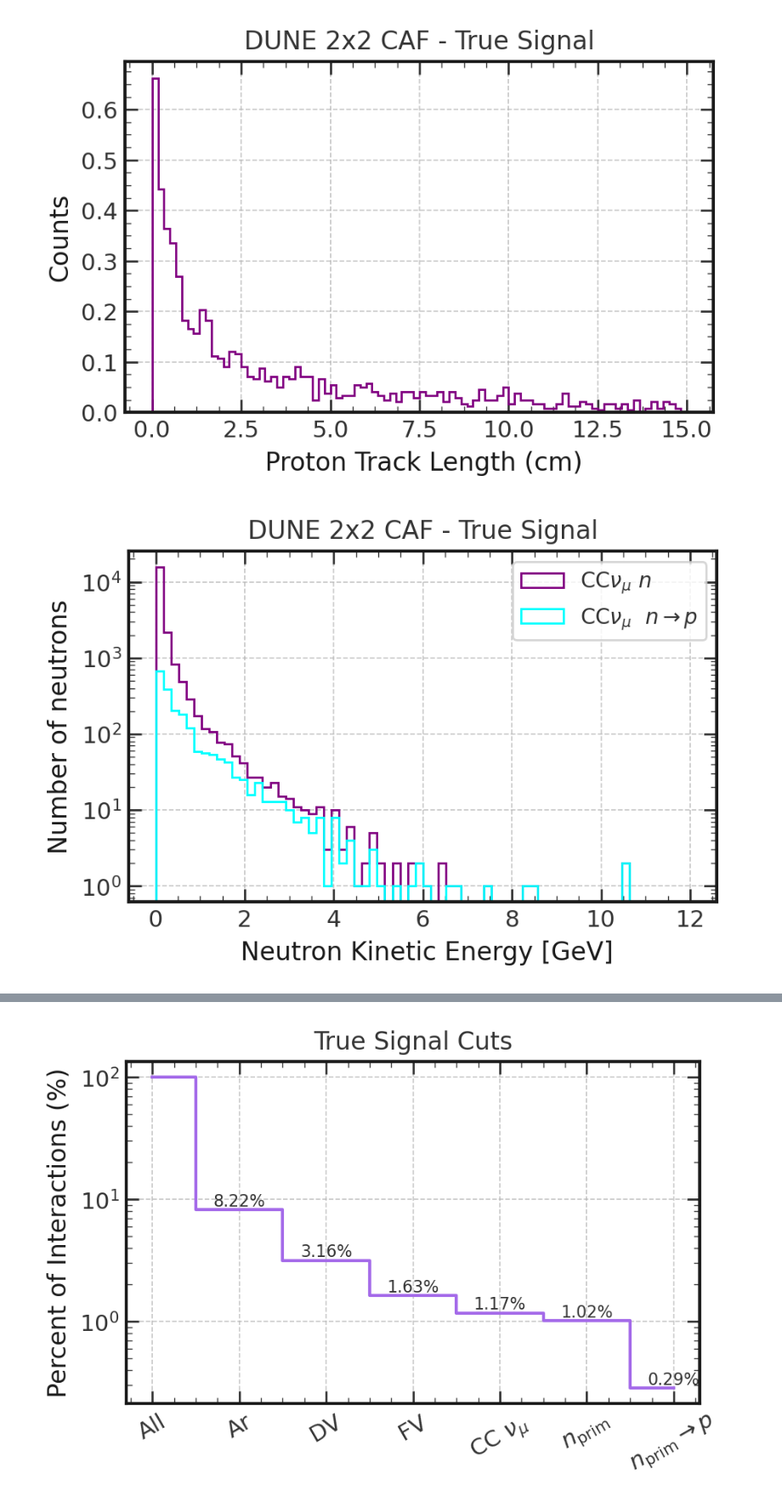
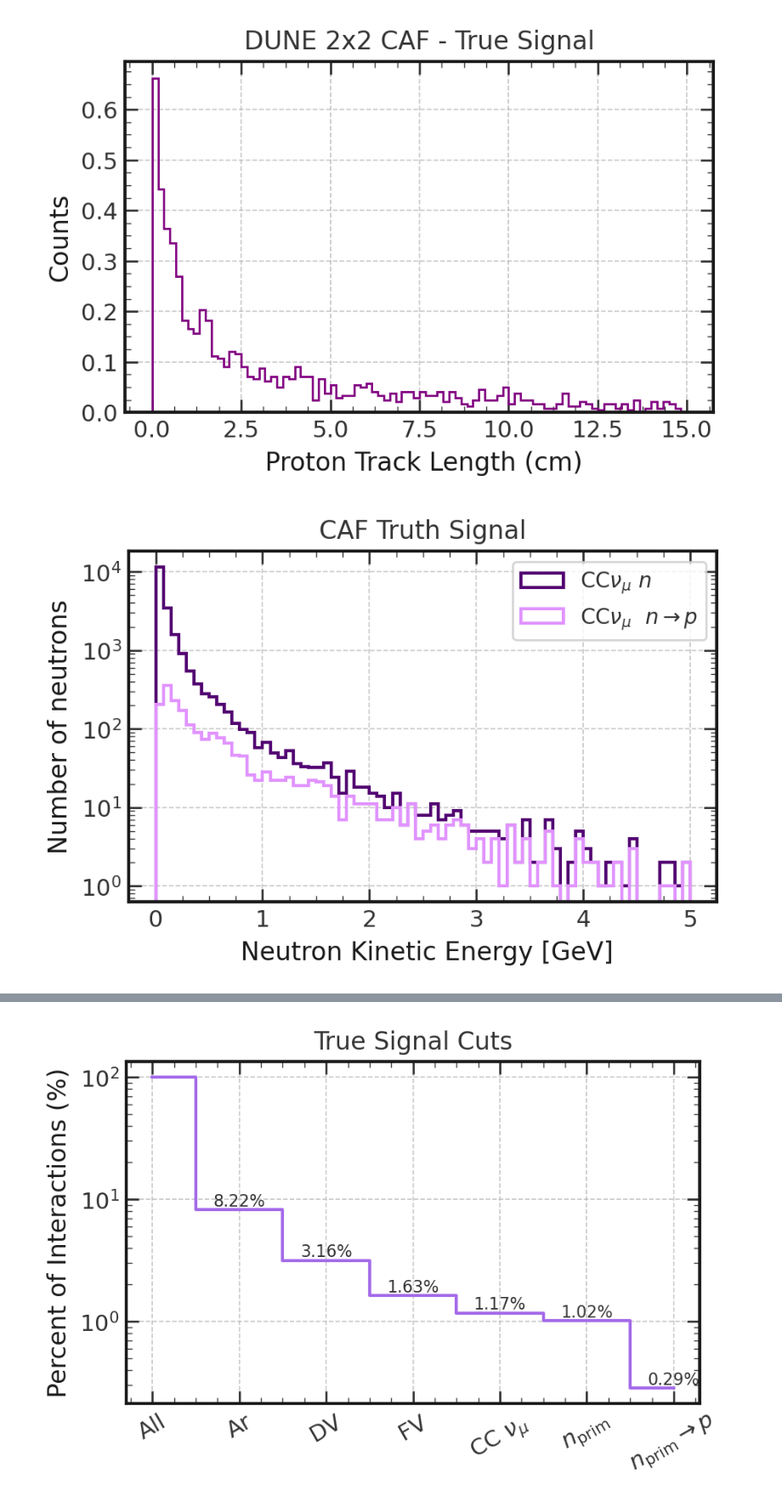
Before and after one commit to gkufatty/neutron-multiplicity, a Jupyter notebook: examples/neutron_selection_caf.ipynb, the cells around one changed output, grey strips where cells are left out. Shown at 85% size. Saved outputs shown, nothing was run; the diff lists cells and outputs as text; code cells hidden in the pictures.

```diff
--- a/examples/neutron_selection_caf.ipynb
+++ b/examples/neutron_selection_caf.ipynb
@@ -310,16 +312,16 @@ plt.show()
 # %%
 K_neutron_parents = [x - pdg_tab.neutron_mass/1000 for x in E_neutron_parents]
 K_neutron_prim =[x - pdg_tab.neutron_mass/1000 for x in E_prim_neutrons_signal ]
-plt.hist(K_neutron_prim,bins=70,histtype='step', color='purple', range= [0,12], label=r'CC$\nu_\mu$ $n$')
-plt.hist(K_neutron_parents,bins=70,histtype='step', color='cyan',  range= [0,12],  label=r'CC$\nu_\mu$  $n\rightarrow p$')
+plt.hist(K_neutron_prim,bins=70,histtype='step', color='#520371', linewidth=1.5,range= [0,5], label=r'CC$\nu_\mu$ $n$')
+plt.hist(K_neutron_parents,bins=70,histtype='step', color='#e193ff',  linewidth=1.5,range= [0,5],  label=r'CC$\nu_\mu$  $n\rightarrow p$')
 plt.ylabel('Number of neutrons')
-plt.title('DUNE 2x2 CAF - True Signal')
+plt.title('CAF Truth Signal')
 plt.xlabel(' Neutron Kinetic Energy [GeV]')
 plt.legend()
 plt.yscale('log')
 plt.show()
 # %% [output]
-[figure, old version]
+[figure, new version]
 # %%
 K_neutron= [x - pdg_tab.neutron_mass/1000 for x in E_neutron_parents]
 K_proton =[x - pdg_tab.proton_mass/1000 for x in E_proton ]
```
Also changed, not shown: parts of 36 cells of this notebook.
